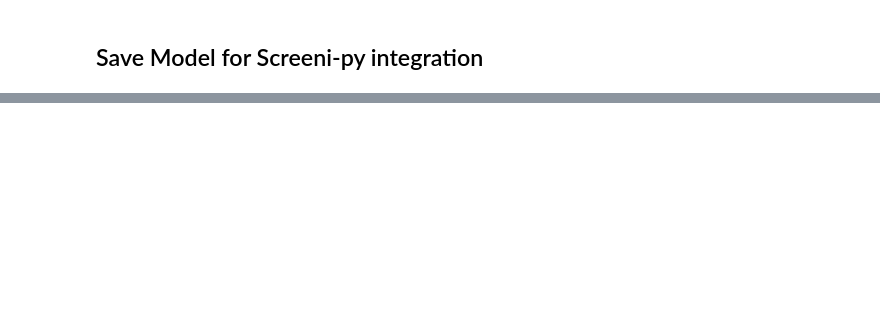
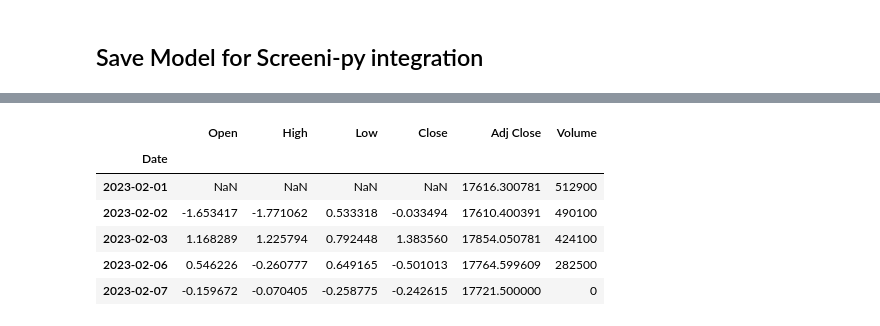
Before and after one commit to pranjal-joshi/Screeni-py, a Jupyter notebook: src/ml/experiment.ipynb, the cells around one changed output, grey strips where cells are left out. Cells and saved outputs as stored; diff of their text form; code cells hidden in the pictures; blank space fills up the shorter version.

```diff
--- a/src/ml/experiment.ipynb
+++ b/src/ml/experiment.ipynb
@@ -24,0 +45,7 @@ else:
+# %%
+def preprocessBeforeScaling(df):
+    df['High'] = df['High'].pct_change() * 100
+    df['Low'] = df['Low'].pct_change() * 100
+    df['Open'] = df['Open'].pct_change() * 100
+    df['Close'] = df['Close'].pct_change() * 100
+    return df
@@ -307,3 +396,21 @@ array([[0.6690634]], dtype=float32)
+# %%
+z = yf.download(
+                tickers="^NSEI",
+                period='5d',
+                interval='1d',
+                progress=False,
+                timeout=10
+            )
+z = preprocessBeforeScaling(z)
+z
+# %% [output]
+|  | Open | High | Low | Close | Adj Close | Volume |
+| Date |  |  |  |  |  |  |
+| 2023-02-01 | NaN | NaN | NaN | NaN | 17616.300781 | 512900 |
+| 2023-02-02 | -1.653417 | -1.771062 | 0.533318 | -0.033494 | 17610.400391 | 490100 |
+| 2023-02-03 | 1.168289 | 1.225794 | 0.792448 | 1.383560 | 17854.050781 | 424100 |
+| 2023-02-06 | 0.546226 | -0.260777 | 0.649165 | -0.501013 | 17764.599609 | 282500 |
+| 2023-02-07 | -0.159672 | -0.070405 | -0.258775 | -0.242615 | 17721.500000 | 0 |
 # %%
 pkl['model'].save('nifty_model.h5')
 # %%
```
Also changed, not shown: parts of 20 cells of this notebook, 13 other files.
